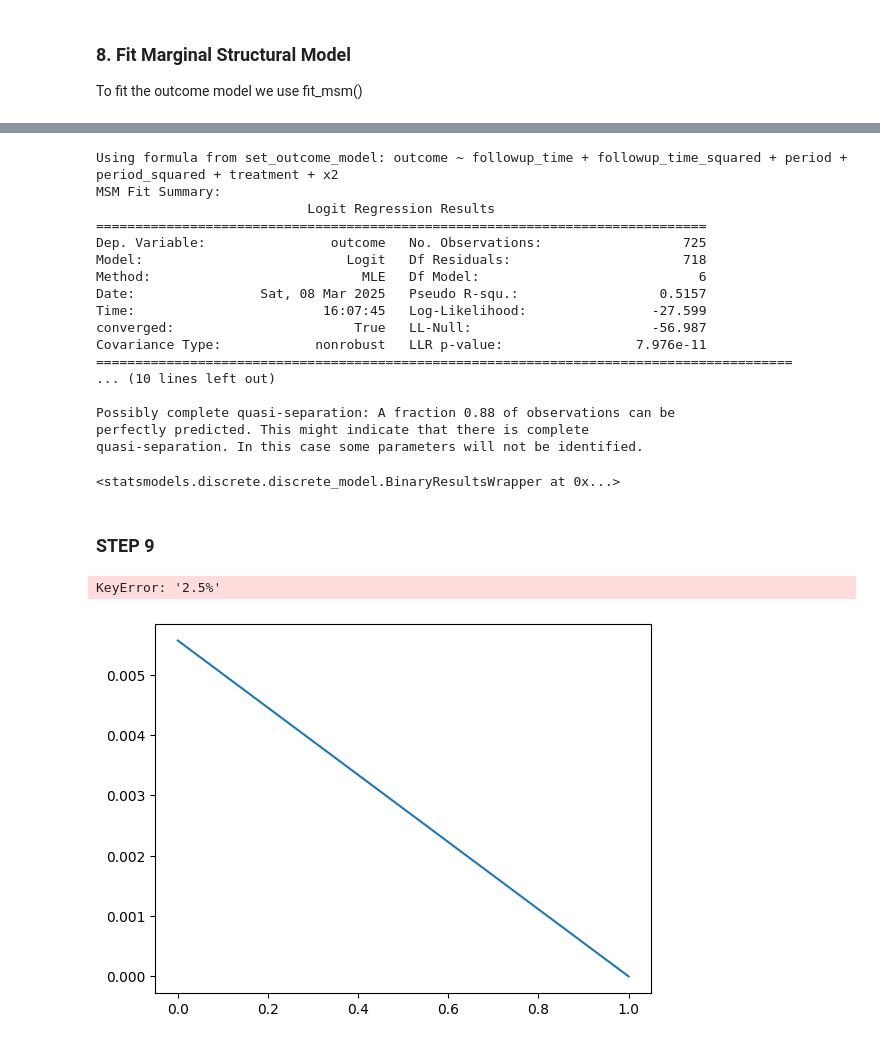
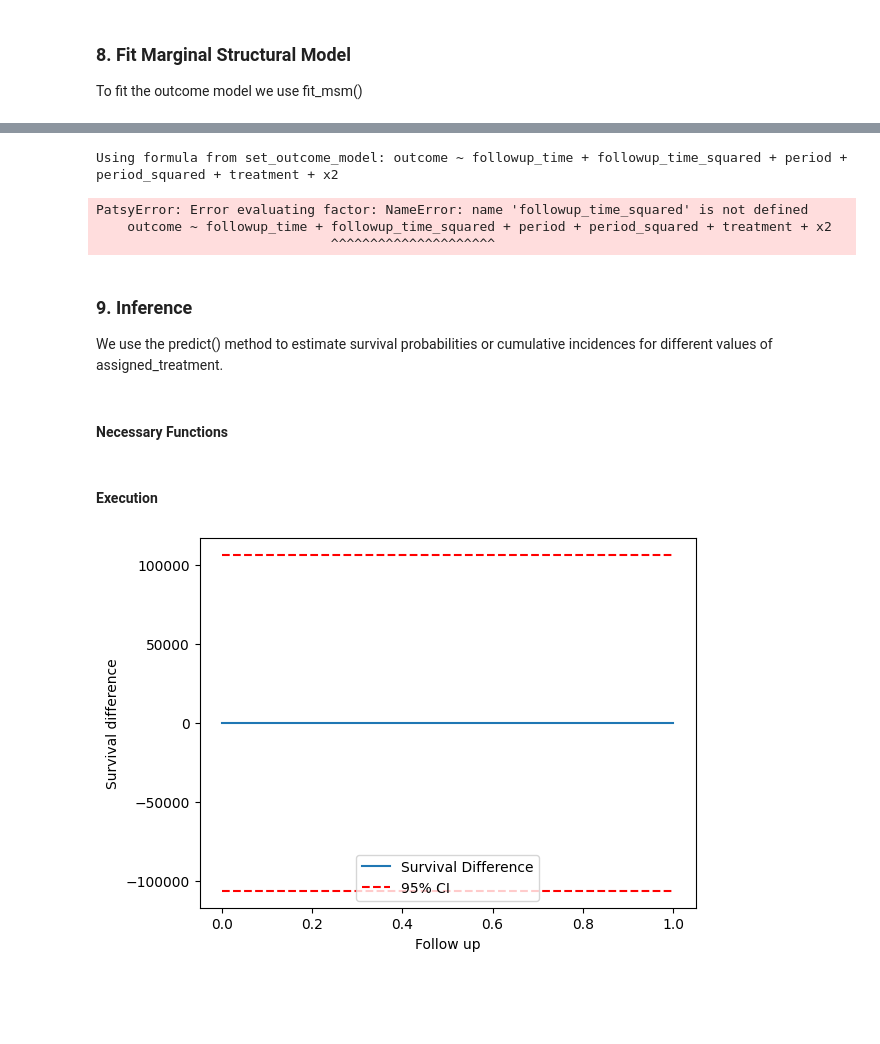
Before and after one commit to CedRaf/Target-Trial-Emulation, a Jupyter notebook: TTE-v1.ipynb, the cells around one changed output, grey strips where cells are left out. Cells and saved outputs as stored; diff of their text form; code cells hidden in the pictures; blank space fills up the shorter version.

```diff
--- a/TTE-v1.ipynb
+++ b/TTE-v1.ipynb
@@ -897,25 +862,14 @@ def winsorize_weights(weights):
     #99th percentile values
     return np.minimum(weights, np.quantile(weights, 0.99, method='nearest'))
 
-trial_itt.fit_msm(weight_cols=["final_weight"], modify_weights=winsorize_weights)
+trial_itt.fit_msm(weight_cols=["weight"], modify_weights=winsorize_weights)
 # %% [output]
 Using formula from set_outcome_model: outcome ~ followup_time + followup_time_squared + period + period_squared + treatment + x2
-MSM Fit Summary:
-                           Logit Regression Results
-==============================================================================
-Dep. Variable:                outcome   No. Observations:                  725
-Model:                          Logit   Df Residuals:                      718
-Method:                           MLE   Df Model:                            6
-Date:                Sat, 08 Mar 2025   Pseudo R-squ.:                  0.5157
-Time:                        16:07:45   Log-Likelihood:                -27.599
-converged:                       True   LL-Null:                       -56.987
-Covariance Type:            nonrobust   LLR p-value:                 7.976e-11
-=========================================================================================
-... (10 lines left out)
-
-Possibly complete quasi-separation: A fraction 0.88 of observations can be
-perfectly predicted. This might indicate that there is complete
-quasi-separation. In this case some parameters will not be identified.
-<statsmodels.discrete.discrete_model.BinaryResultsWrapper at 0x...>
+PatsyError: Error evaluating factor: NameError: name 'followup_time_squared' is not defined
+    outcome ~ followup_time + followup_time_squared + period + period_squared + treatment + x2
+                              ^^^^^^^^^^^^^^^^^^^^^
-# %% [markdown]
-### STEP 9
+# %% [markdown]
+### 9. Inference
+We use the predict() method to estimate survival probabilities or cumulative incidences for different values of assigned_treatment.
+# %% [markdown]
+#### Necessary Functions
@@ -922,13 +962,14 @@ quasi-separation. In this case some parameters will not be identified.
+# %% [markdown]
+#### Execution
 # %%
 preds = trial_itt.predict()
 diff_data = preds["difference"]
 plt.plot(diff_data["followup_time"], diff_data["survival_diff"], label="Survival Difference")
-plt.plot(diff_data["followup_time"], diff_data["2.5%"], "r--", label="95% CI")
-plt.plot(diff_data["followup_time"], diff_data["97.5%"], "r--")
+plt.plot(diff_data["followup_time"], diff_data["2%"], "r--", label="95% CI")
+plt.plot(diff_data["followup_time"], diff_data["195%"], "r--")
 plt.xlabel("Follow up")
 plt.ylabel("Survival difference")
 plt.legend()
 plt.show()
 # %% [output]
-KeyError: '2.5%'
-[figure, old version]
+[figure, new version]
```
Also changed, not shown: parts of 31 cells of this notebook, 2 other files.
